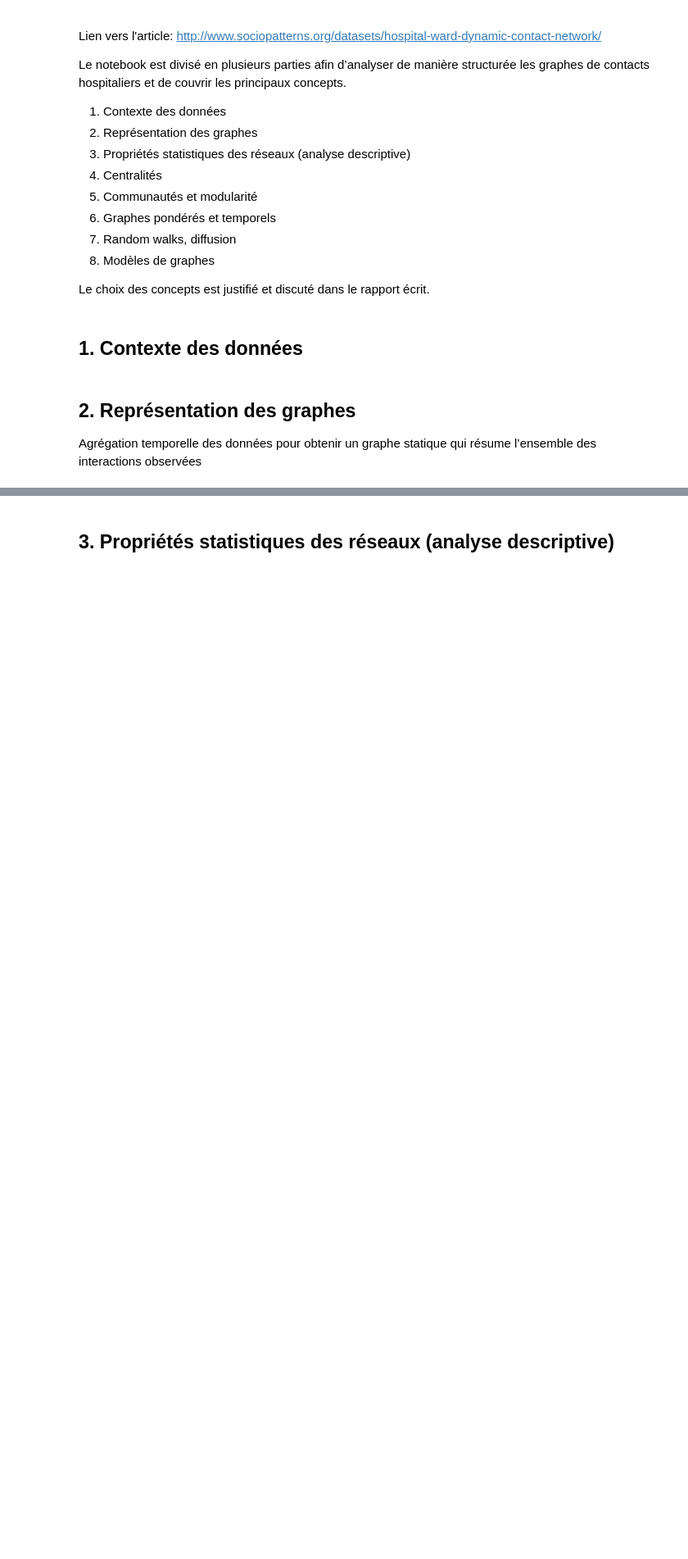
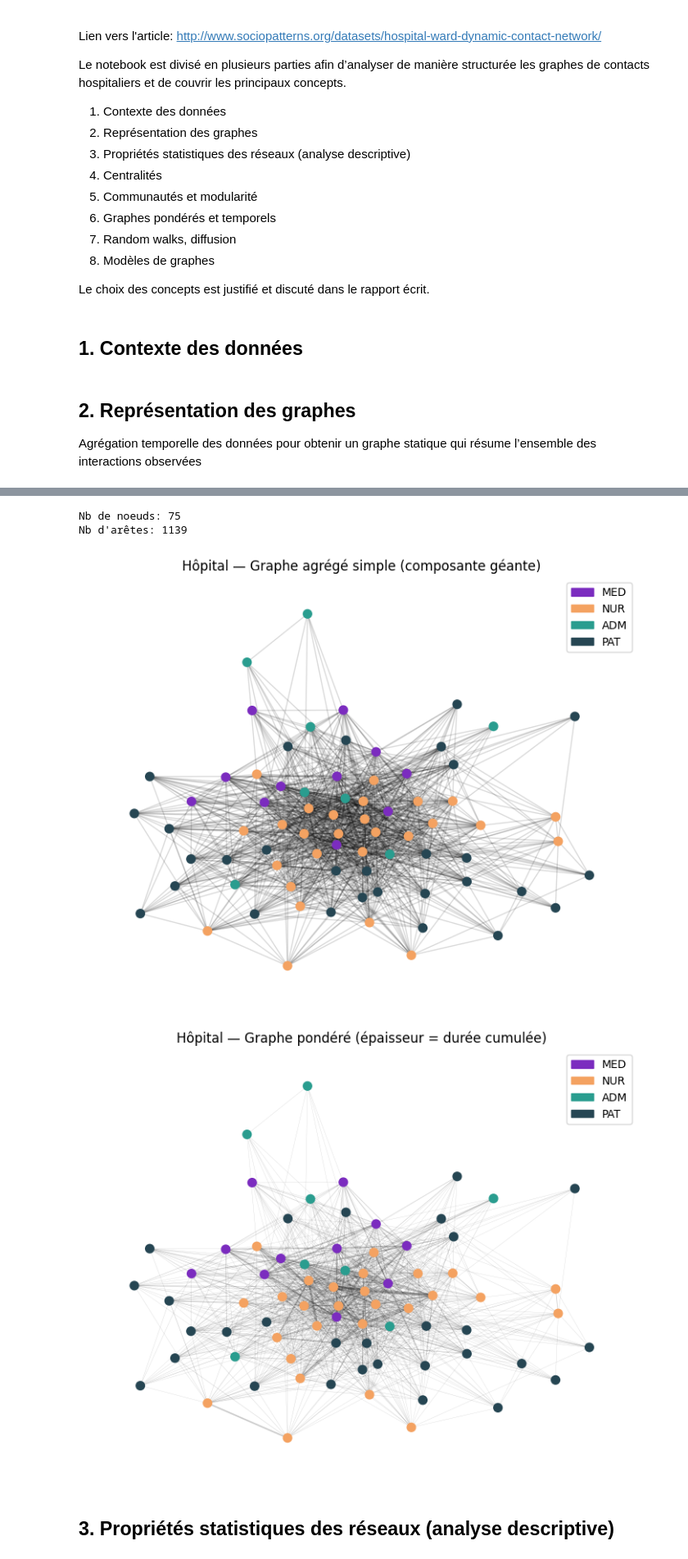
Before and after one commit to celinargy/unamur-certificat-datascience, a Jupyter notebook: SDASM101_graphmin_group1/graph-hospital/notebook_hospital.ipynb, the cells around one changed output, grey strips where cells are left out. Shown at 82% size. Saved outputs shown, nothing was run; the diff lists cells and outputs as text; code cells hidden in the pictures; blank space fills up the shorter version.

```diff
--- a/SDASM101_graphmin_group1/graph-hospital/notebook_hospital.ipynb
+++ b/SDASM101_graphmin_group1/graph-hospital/notebook_hospital.ipynb
@@ -91,2 +72,72 @@ list(G.nodes(data=True))[:5]
+# %%
+edges_unique = df[["u","v"]].drop_duplicates()
+
+# Graphe non pondéré agrégé
+G = nx.Graph()
+G.add_edges_from(edges_unique.itertuples(index=False, name=None))
+nx.set_node_attributes(G, role_dict, name="role")
+
+print("Nb de noeuds:", G.number_of_nodes())
+print("Nb d'arêtes:", G.number_of_edges())
+
+# Graphe pondéré par durée cumulée (somme des intervalles*20)
+edge_duration = (
+    df.groupby(["u","v"])
+      .size()
+      .reset_index(name="n_intervals")
+)
+edge_duration["cumulativeduration"] = edge_duration["n_intervals"] * 20
+
+G_w = nx.Graph()
+for _, r in edge_duration.iterrows():
+    G_w.add_edge(r["u"], r["v"], weight=r["cumulativeduration"])
+nx.set_node_attributes(G_w, role_dict, name="role")
+
+def giant_component_subgraph(H):
+    comp = max(nx.connected_components(H), key=len)
+    return H.subgraph(comp).copy()
+
+Gs = giant_component_subgraph(G)
+Gw = giant_component_subgraph(G_w)
+
+pos = nx.spring_layout(Gs, seed=42, k=0.3)
+
+# --- Plot graphe simple ---
+plt.figure(figsize=(9, 7))
+plt.legend(handles=legend_handles, loc="best")
+nx.draw_networkx_edges(Gs, pos, alpha=0.15)
+nx.draw_networkx_nodes(
+    Gs, pos,
+    node_color=[role_color(Gs, n) for n in Gs.nodes()],
+    node_size=60
+)
+plt.title("Hôpital — Graphe agrégé simple (composante géante)")
+plt.axis("off")
+plt.show()
+
+# --- Plot graphe pondéré (durée cumulée) ---
+edges = list(Gw.edges())
+w = np.array([Gw[u][v]["weight"] for u, v in edges], dtype=float)
+if len(w) and w.max() > 0:
+    edge_widths = 0.2 + 4.0 * (w / w.max())
+else:
+    edge_widths = 0.2
+
+plt.figure(figsize=(9, 7))
+plt.legend(handles=legend_handles, loc="best")
+nx.draw_networkx_edges(Gw, pos, alpha=0.20, width=edge_widths)
+nx.draw_networkx_nodes(
+    Gw, pos,
+    node_color=[role_color(Gw, n) for n in Gw.nodes()],
+    node_size=60
+)
+plt.title("Hôpital — Graphe pondéré (épaisseur = durée cumulée)")
+plt.axis("off")
+plt.show()
+# %% [output]
+Nb de noeuds: 75
+Nb d'arêtes: 1139
+[figure, added]
+[figure, added]
 # %% [markdown]
 ## 3. Propriétés statistiques des réseaux (analyse descriptive)
```
Also changed, not shown: parts of 24 cells of this notebook, 1 other file.
